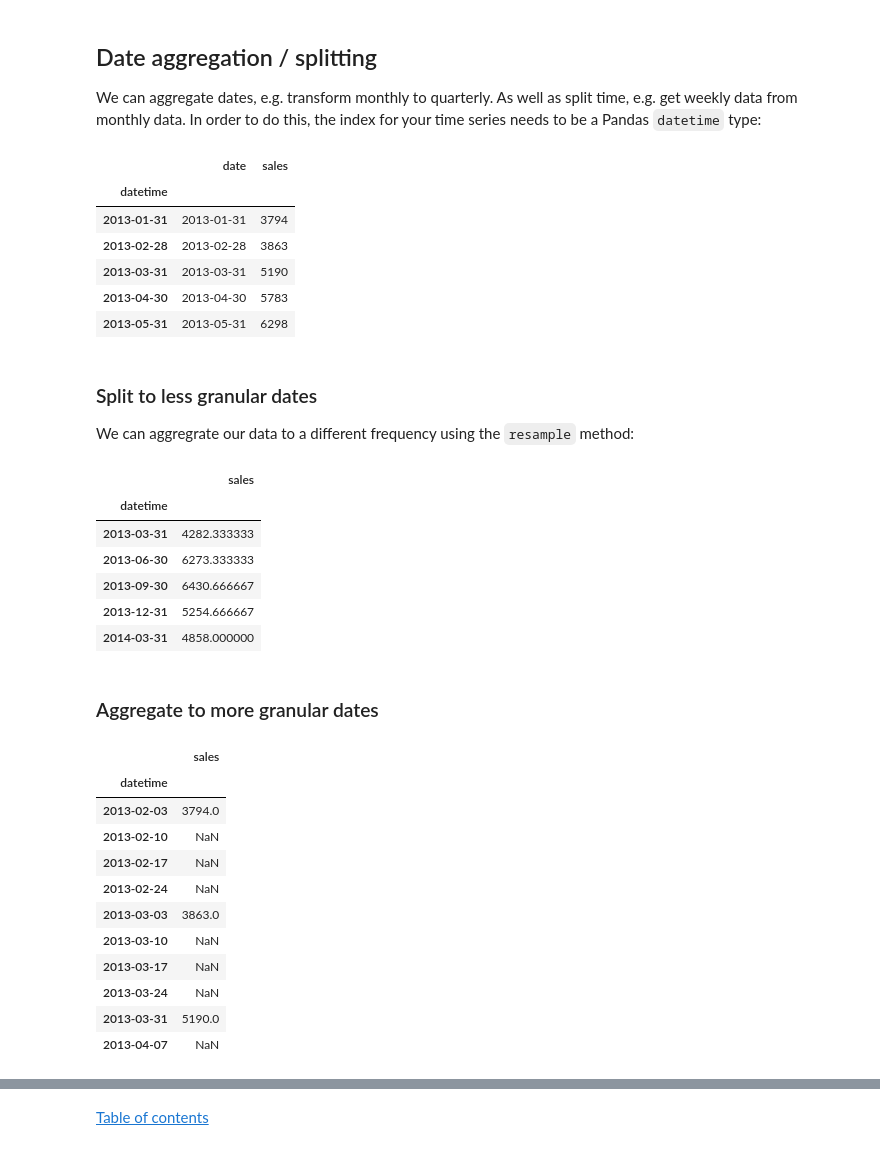
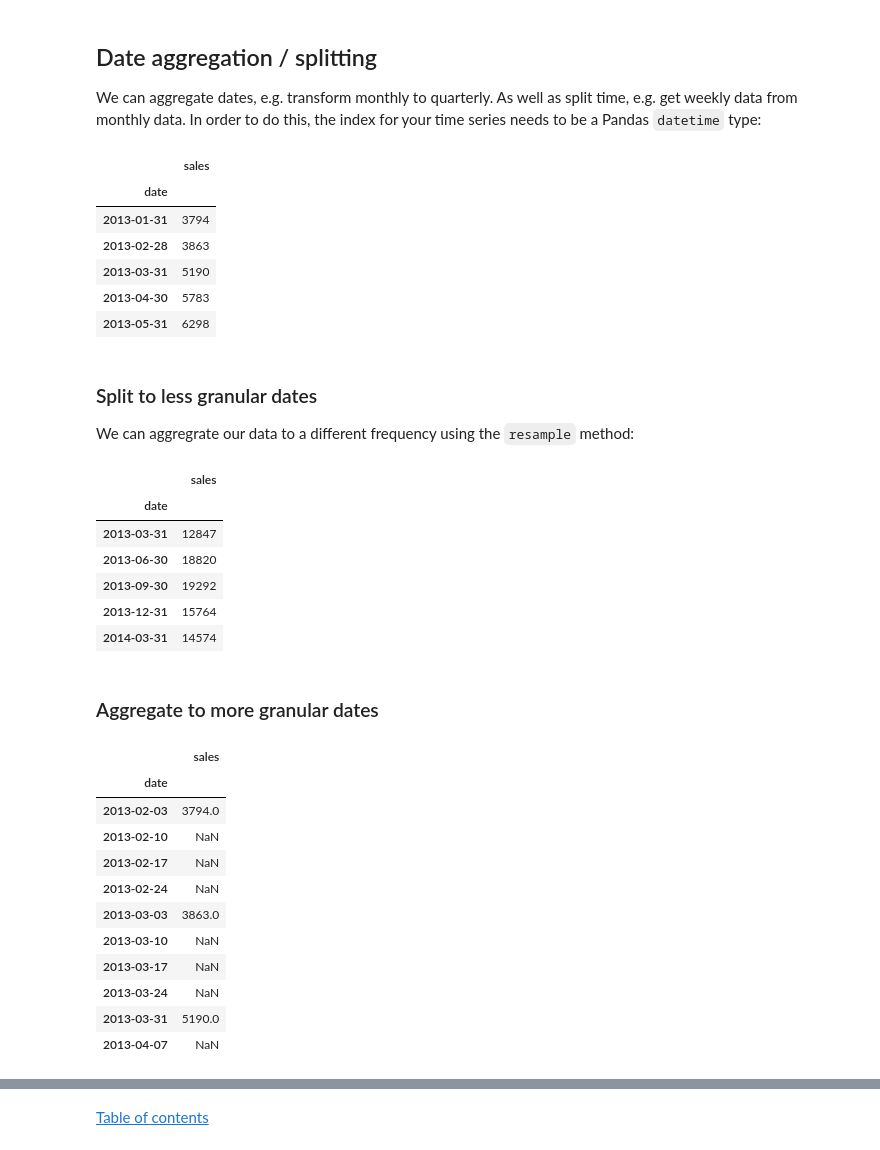
Before and after one commit to ow-gryphon/gryphon-data-transformations, a Jupyter notebook: template/notebooks/data_transformations/[template] datatype_transformations.ipynb, the cells around one changed output, grey strips where cells are left out. Cells and saved outputs as stored; diff of their text form; code cells hidden in the pictures.

```diff
--- a/template/notebooks/data_transformations/[template] datatype_transformations.ipynb
+++ b/template/notebooks/data_transformations/[template] datatype_transformations.ipynb
@@ -326,40 +322,41 @@ Number of business days in 2022: 261
 
 We can aggregate dates, e.g. transform monthly to quarterly. As well as split time, e.g. get weekly data from monthly data. In order to do this, the index for your time series needs to be a Pandas `datetime` type:
 # %%
-ts_data = pd.read_csv('sample_input/ts_data.csv')
-ts_data = ts_data.assign(datetime = pd.to_datetime(ts_data['date'])).set_index("datetime")
-ts_data.head()
+sales_ts = pd.read_csv('sample_input/sales_time_series.csv')
+sales_ts = sales_ts.set_index('date')
+sales_ts.index = pd.to_datetime(sales_ts.index)
+sales_ts.head()
 # %% [output]
-|  | date | sales |
-| datetime |  |  |
-| 2013-01-31 | 2013-01-31 | 3794 |
-| 2013-02-28 | 2013-02-28 | 3863 |
-| 2013-03-31 | 2013-03-31 | 5190 |
-| 2013-04-30 | 2013-04-30 | 5783 |
-| 2013-05-31 | 2013-05-31 | 6298 |
+|  | sales |
+| date |  |
+| 2013-01-31 | 3794 |
+| 2013-02-28 | 3863 |
+| 2013-03-31 | 5190 |
+| 2013-04-30 | 5783 |
+| 2013-05-31 | 6298 |
 # %% [markdown]
 ###  Split to less granular dates
 
 We can aggregrate our data to a different frequency using the `resample` method:
 # %%
-# Create quarterly data based on mean of monthly sales
-ts_data.resample('Q').mean().head()
+# Create quarterly data based on sum of monthly sales
+sales_ts.resample('Q').sum().head()
 # %% [output]
 |  | sales |
-| datetime |  |
-| 2013-03-31 | 4282.333333 |
-| 2013-06-30 | 6273.333333 |
-| 2013-09-30 | 6430.666667 |
-| 2013-12-31 | 5254.666667 |
-| 2014-03-31 | 4858.000000 |
+| date |  |
+| 2013-03-31 | 12847 |
+| 2013-06-30 | 18820 |
+| 2013-09-30 | 19292 |
+| 2013-12-31 | 15764 |
+| 2014-03-31 | 14574 |
 # %% [markdown]
 ### Aggregate to more granular dates
 # %%
 # Create weekly data from monthly. The monthly value is assigned to the first week
-ts_data.resample('W').mean().head(10)
+sales_ts.resample('W').mean().head(10)
 # %% [output]
 |  | sales |
-| datetime |  |
+| date |  |
 | 2013-02-03 | 3794.0 |
 | 2013-02-10 | NaN |
 | 2013-02-17 | NaN |
```
Also changed, not shown: parts of 2 cells of this notebook, 2 other files.
